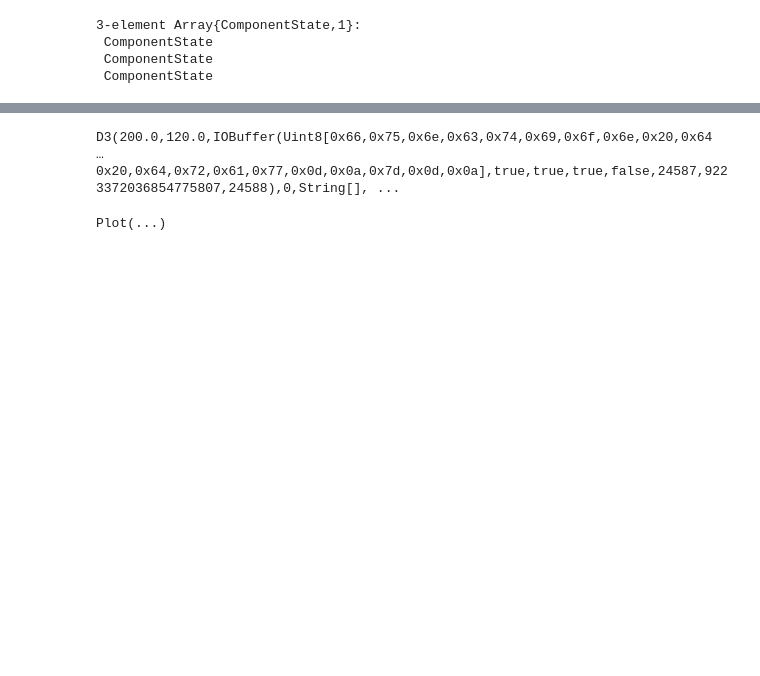
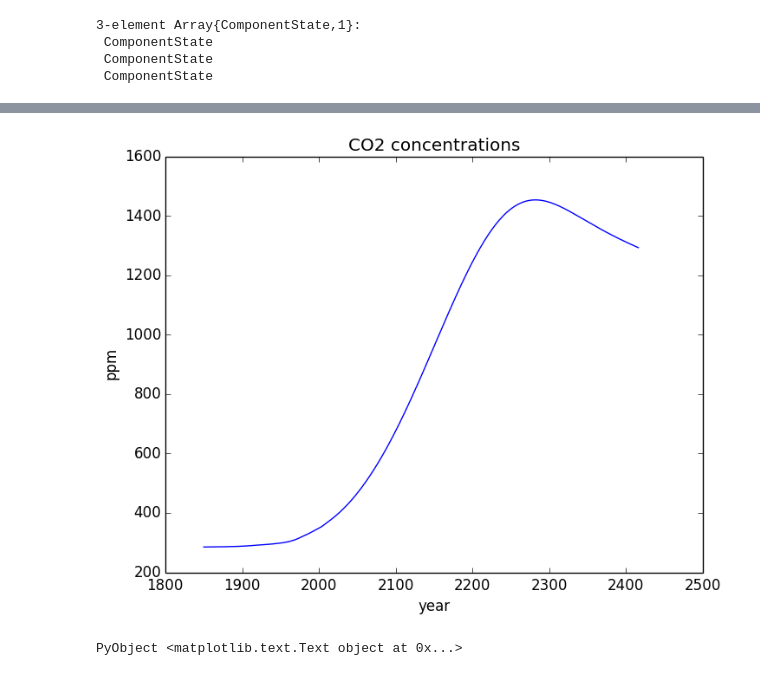
Before and after one commit to anthofflab/MimiSNEASY.jl, a Jupyter notebook: sneasy_demo.ipynb, the cells around one changed output, grey strips where cells are left out. Cells and saved outputs as stored; diff of their text form; code cells hidden in the pictures; blank space fills up the shorter version.

```diff
--- a/sneasy_demo.ipynb
+++ b/sneasy_demo.ipynb
@@ -35,8 +34,8 @@ Plot(...)
 # %%
-plot(x=collect(1850:1850+566),y=model[3].v.atmco2,
-    Geom.line,
-    Guide.xlabel("year"), Guide.ylabel("ppm"), Guide.title("co2 concentrations"),
-    Theme(grid_color=color("gray")))
+plot(collect(1850:1850+566), model[3].v.atmco2)
+title("CO2 concentrations")
+xlabel("year")
+ylabel("ppm")
 # %% [output]
+[figure, added]
-D3(200.0,120.0,IOBuffer(Uint8[0x66,0x75,0x6e,0x63,0x74,0x69,0x6f,0x6e,0x20,0x64  …  0x20,0x64,0x72,0x61,0x77,0x0d,0x0a,0x7d,0x0d,0x0a],true,true,true,false,24587,9223372036854775807,24588),0,String[], ...
+PyObject <matplotlib.text.Text object at 0x...>
-Plot(...)
```
Also changed, not shown: parts of 4 cells of this notebook.
